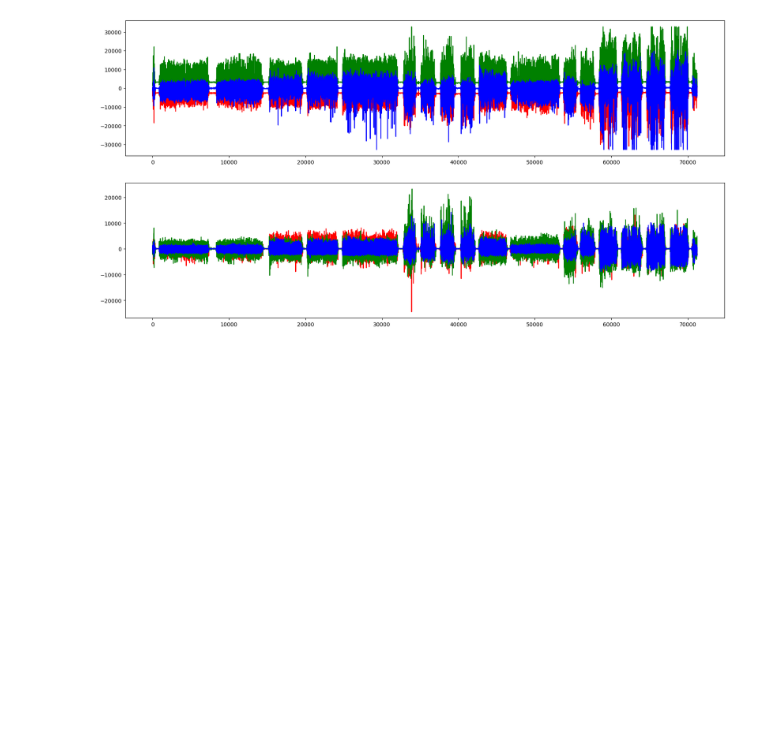
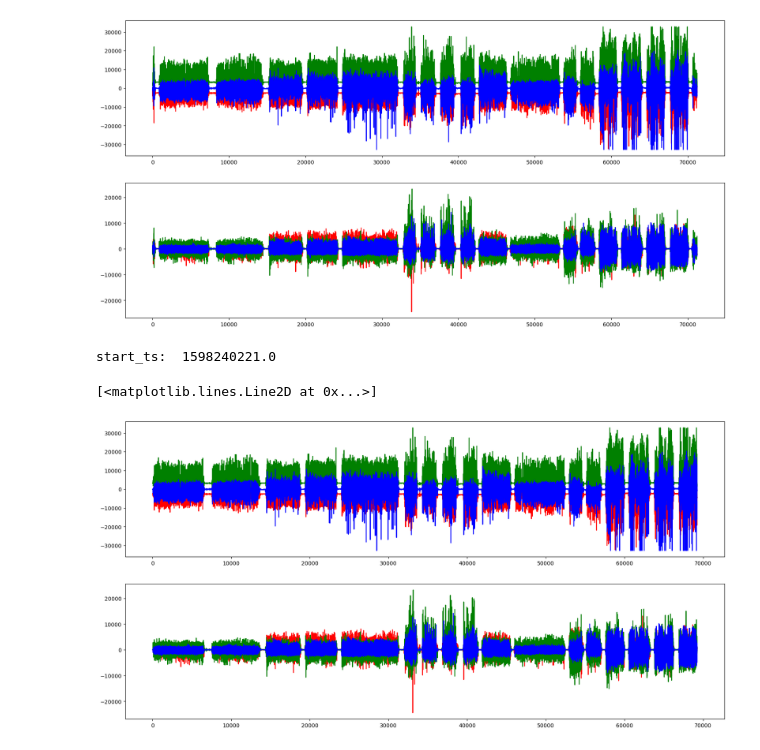
Before and after one commit to dangoodie/cosc102-assignment3, a Jupyter notebook: a3_prepare_data.ipynb, the cells around one changed output. Drawn from its saved outputs; the diff is of its cells as text; code cells hidden in the pictures; blank space fills up the shorter version.

```diff
--- a/a3_prepare_data.ipynb
+++ b/a3_prepare_data.ipynb
@@ -61,3 +61,24 @@ axs[1].plot(gz_set, color='b')
 # %% [output]
 [<matplotlib.lines.Line2D at 0x...>]
 [figure]
+# %%
+start_idx = 800
+
+start_ts = time_track[start_idx]
+print('start_ts: ', start_ts)
+
+end_idx = time_track.index(start_ts + 711)
+
+# Sanity Check
+fig, axs = plt.subplots(2,1,figsize=(20,10))
+axs[0].plot(ax_set[start_idx:end_idx], color='r')
+axs[0].plot(ay_set[start_idx:end_idx], color='g')
+axs[0].plot(az_set[start_idx:end_idx], color='b')
+
+axs[1].plot(gx_set[start_idx:end_idx], color='r')
+axs[1].plot(gy_set[start_idx:end_idx], color='g')
+axs[1].plot(gz_set[start_idx:end_idx], color='b')
+# %% [output]
+start_ts:  1598240221.0
+[<matplotlib.lines.Line2D at 0x...>]
+[figure, added]
```
Also changed, not shown: parts of 2 cells of this notebook.
